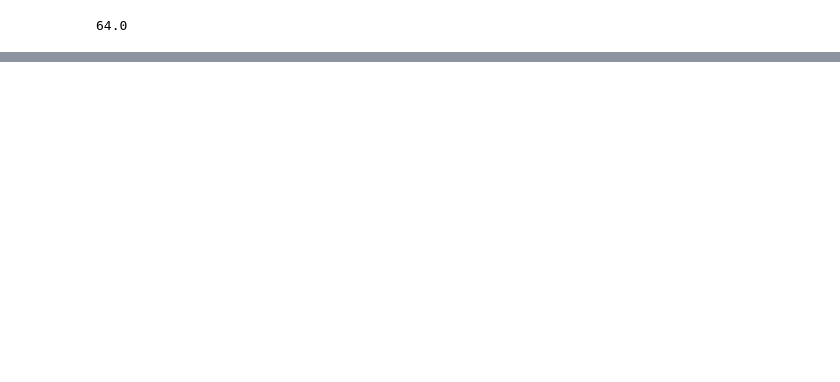
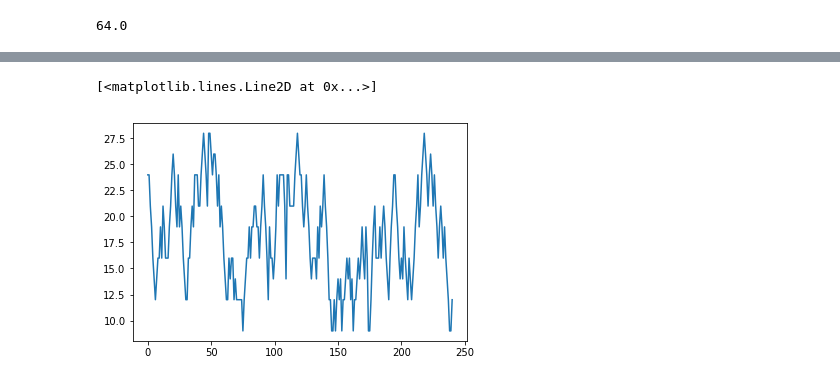
Before and after one commit to vikipedia/ragabot, a Jupyter notebook: notebooks/experiments_with_raga.ipynb, the cells around one changed output, grey strips where cells are left out. Drawn from its saved outputs; the diff is of its cells as text; code cells hidden in the pictures; blank space fills up the shorter version.

```diff
--- a/notebooks/experiments_with_raga.ipynb
+++ b/notebooks/experiments_with_raga.ipynb
@@ -633,0 +810,27 @@ sum([count(search(a,pakad, 64)) for i in range(1000)])/1000
+# %%
+tune = """
+SA,SA,Dha,Pa,Ga,Re,Sa,Re,Ga,Ga,Pa,Ga,Dha,Pa,Ga,Ga
+Ga,Pa,Dha,SA,RE,SA,Dha,Pa,SA,Pa,Dha,Pa,Ga,Re,Sa,Sa
+Ga,Ga,Pa,Dha,Pa,SA,SA,SA,Dha,Dha,SA,RE,GA,RE,SA,Dha
+GA,GA,RE,SA,RE,RE,SA,Dha,SA,Pa,Dha,Pa,Ga,Re,Sa,Sa
+
+Ga,Re,Ga,Ga,Sa,Re,Sa,Sa,Sa,Sa,Sa,dha,Sa,Re,Ga,Ga
+Pa,Ga,Pa,Pa,Dha,Dha,Pa,Pa,Ga,Pa,Dha,SA,Dha,Pa,Ga,Sa
+Pa,Ga,Ga,Re,Ga,Pa,SA,Dha,SA,SA,SA,SA,Dha,Re,SA,SA
+Dha,Dha,Dha,Dha,SA,RE,GA,RE,SA,SA,Dha,Pa,Dha,SA,Dha,Pa
+Ga,Re,Ga,Ga,Ga,Re,Pa,Ga,Dha,Pa,Dha,SA,Dha,Pa,Ga,Sa
+
+Sa,dha,dha,Sa
+dha,Sa,Re
+Sa,Re
+dha,Sa
+Sa,Re,Ga,Re,Ga,Sa,Re,dha,Sa
+Sa,Re,Ga,Re,Ga,Pa,Ga,Re,Pa,Ga,dha,dha,Sa
+Ga,Pa,Dha,Ga,Ga,Ga,Pa
+Ga,Pa,Dha,Pa,Ga,Re,Sa
+Ga,Pa,Dha,SA,SA,Dha,Pa,Ga,Re,Ga,Re,Pa,Ga,Re,Sa
+Ga,Re,Sa,Re,Ga,Pa,Dha,SA,Pa,Dha,SA,RE,GA,RE,SA
+Dha,SA,RE,SA,Dha,SA,Dha,Pa,Ga,Pa,Dha,Pa,Ga,Pa,Ga,Re,Sa,dha,dha,Sa
+"""
+
+tune = tune.strip().replace("\n",",").replace(",,",",").split(",")
@@ -633,0 +839,6 @@ sum([count(search(a,pakad, 64)) for i in range(1000)])/1000
+# %%
+scale = all_saptak()
+pyplot.plot([scale.index(s) for s in tune])
+# %% [output]
+[<matplotlib.lines.Line2D at 0x...>]
+[figure, added]
```
Also changed, not shown: parts of 38 cells of this notebook.
